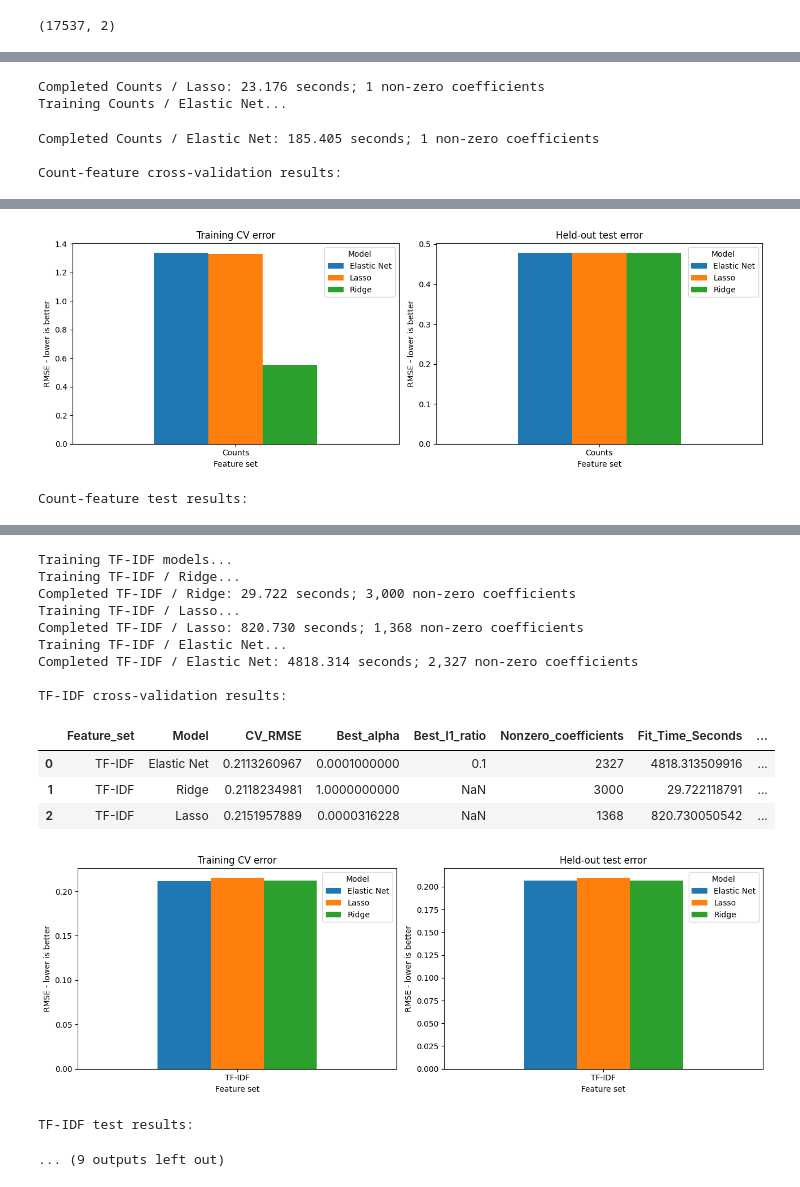
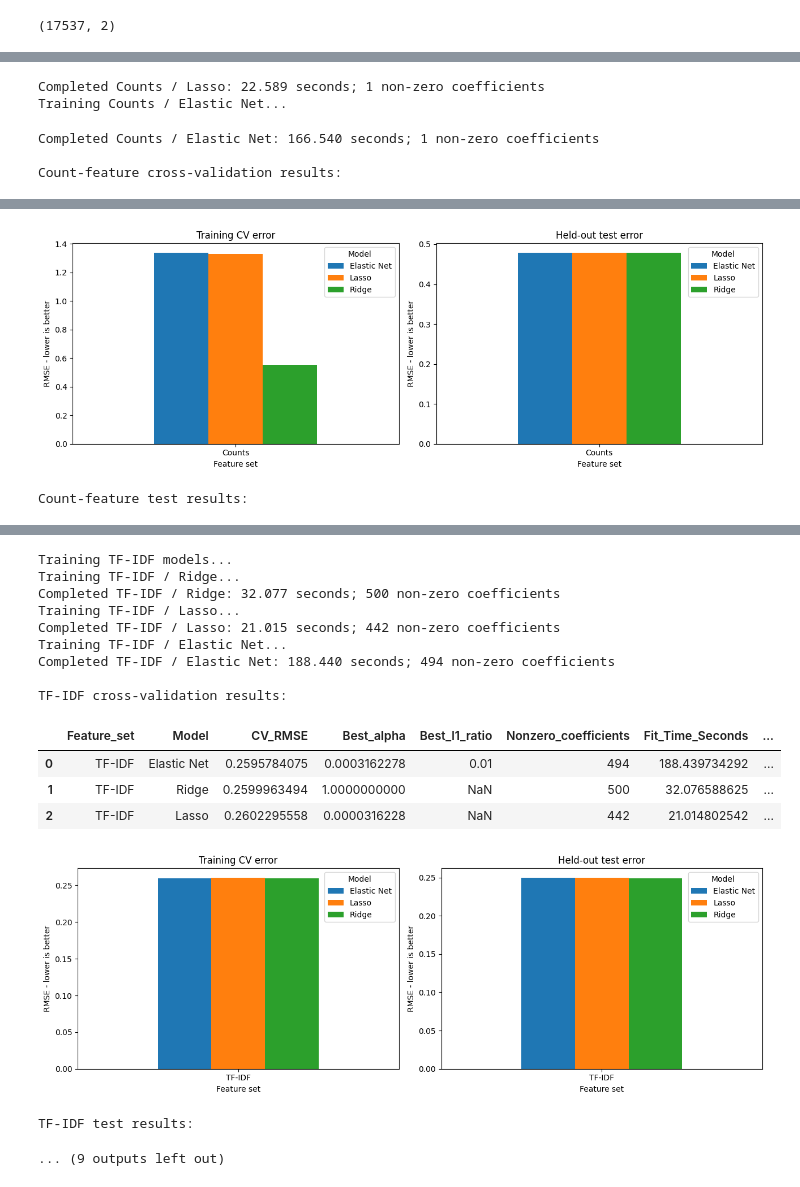
Before and after one commit to dhalderBU/BU-DX799, a Jupyter notebook: Week4_OMDS-DX 799 o1 mod C3 Halder-deb_Fall_2026_PhishingEmail_dataset1.ipynb, the cells around one changed output, grey strips where cells are left out. Saved outputs shown, nothing was run; the diff lists cells and outputs as text; code cells hidden in the pictures.

```diff
--- a/Week4_OMDS-DX 799 o1 mod C3 Halder-deb_Fall_2026_PhishingEmail_dataset1.ipynb
+++ b/Week4_OMDS-DX 799 o1 mod C3 Halder-deb_Fall_2026_PhishingEmail_dataset1.ipynb
@@ -399,23 +906,3 @@ df_combined.shape
 # %% [output]
 Combined dataset columns: Index(['text_combined', 'label'], dtype='object')
 (17537, 2)
-# %%
-# Remove rows with missing or blank email text.
-text_column = "body" if "body" in df_combined.columns else "text_combined"
-
-before_count = len(df_combined)
-
-df_combined = df_combined[
-    df_combined[text_column].notna()
-    & df_combined[text_column].astype(str).str.strip().ne("")
-].copy()
-
-# Remove duplicate emails while keeping the first occurrence.
-df_combined = df_combined.drop_duplicates(
-    subset=[text_column, "label"],
-    keep="first"
-).reset_index(drop=True)
-
-print(f"Rows removed: {before_count - len(df_combined):,}")
-print(f"Rows remaining: {len(df_combined):,}")
-print(f"Duplicate rows remaining: {df_combined.duplicated(subset=[text_column, 'label']).sum():,}")
@@ -1419,10 +1916,13 @@ def plot_roc_auc(searches, test, title="Test ROC curves"):
         .reset_index(drop=True)
     )
 # %%
+from sklearn.metrics import mean_squared_error
+from sklearn.metrics import average_precision_score
+from sklearn.metrics import precision_score, recall_score, f1_score
+
 # This is the flow of the main script that orchestrates the entire training and evaluation process. It prepares the dataset, trains models with different feature sets, evaluates them on a held-out test set, and visualizes the results.
 
-MAX_FEATURES_TFIDF = 3000    # 5000 is taking way too much time to run on my machine, so I reduced it to 3000 for faster execution. with 500 i did once it improved results very small margin
-                                # with 500 features, the results were slightly better, but the difference was minimal.
+MAX_FEATURES_TFIDF = 500    # 5000 is taking way too much time to run on my machine, so I reduced it to 500. The result was ok and it was lot faster , small reduction in classification accuracy
 
 THRESHOLD = 0.38             # This threshold was chosen based on the ROC curve analysis to balance precision and recall for phishing detection.
                                 #With 0.5 100% of mails were getting identified as spam, so I reduced it to 0.38 to improve the balance between false positives and false negatives.
@@ -1431,9 +1931,9 @@ CLASS_NAMES = ["Legitimate", "Phishing"]
 
 experiment_start = time.perf_counter()
 
-# ------------------------------------------------------------------
+
 # Prepare the corpus
-# ------------------------------------------------------------------
+
 corpus, audit = prepare_count_dataset(df_combined)
 
 train_df, test_df, cv_splits = split_email_corpus(
@@ -1448,9 +1948,9 @@ display(audit["summary"].to_frame("Count"))
 print("Training rows:", len(train_df))
 print("Test rows:", len(test_df))
 
-# ------------------------------------------------------------------
+
 # Counts feature models
-# ------------------------------------------------------------------
+
 print("\nTraining count-feature models...")
 
 count_searches, count_cv_results = (
@@ -1478,9 +1978,9 @@ print("\nCount-feature test results:")
 
 display(count_results.round(6))
 
-# ------------------------------------------------------------------
+
 # TF-IDF feature models
-# ------------------------------------------------------------------
+
 print("\nTraining TF-IDF models...")
 
 tfidf_searches, tfidf_cv_results = (
@@ -1510,9 +2010,9 @@ print("\nTF-IDF test results:")
 
 display(tfidf_results.round(6))
 
-# ------------------------------------------------------------------
+
 # Combine raw test scores for confusion matrices
-# ------------------------------------------------------------------
+
 test_scores = {
     **count_test_scores,
     **tfidf_test_scores,
@@ -1532,9 +2032,9 @@ for name, scores in test_scores.items():
         f"max={scores.max():.6f}"
     )
 
-# ------------------------------------------------------------------
+
 # Confusion matrices: two rows of three plots
-# ------------------------------------------------------------------
+
 if not test_scores:
     raise ValueError(
         "No test scores were returned. "
@@ -1598,9 +2098,9 @@ for ax in axes[n_plots:]:
 plt.show()
 
 
-# ------------------------------------------------------------------
+
 # Combine all model results
-# ------------------------------------------------------------------
+
 comparison = pd.concat(
     [
         count_results,
@@ -1640,9 +2140,8 @@ display(
     ].round(6)
 )
 
-# ------------------------------------------------------------------
 # Compare cross-validation and held-out test RMSE
-# ------------------------------------------------------------------
+
 fig, axes = plt.subplots(
     1,
     2,
@@ -1674,9 +2173,9 @@ for ax, metric, title in zip(
 fig.tight_layout()
 plt.show()
 
-# ------------------------------------------------------------------
+
 # Display timing and coefficient sparsity
-# ------------------------------------------------------------------
+
 print("\nModel fitting time and coefficient sparsity:")
 
 timing_columns = [
@@ -1704,9 +2203,9 @@ timing_table = (
 
 display(timing_table.round(6))
 
-# ------------------------------------------------------------------
+
 # Total experiment execution time
-# ------------------------------------------------------------------
+
 total_experiment_time_seconds = (
     time.perf_counter() - experiment_start
 )
@@ -1733,7 +2232,7 @@ Completed Counts / Ridge: 6.659 seconds; 9 non-zero coefficients
 Training Counts / Lasso...
-Completed Counts / Lasso: 23.176 seconds; 1 non-zero coefficients
+Completed Counts / Lasso: 22.589 seconds; 1 non-zero coefficients
 Training Counts / Elastic Net...
-Completed Counts / Elastic Net: 185.405 seconds; 1 non-zero coefficients
+Completed Counts / Elastic Net: 166.540 seconds; 1 non-zero coefficients
 
 Count-feature cross-validation results:
 |  | Feature_set | Model | CV_RMSE | Best_alpha | Best_l1_ratio | Nonzero_coefficients | Fit_Time_Seconds | ... |
@@ -1743,22 +2242,22 @@ Count-feature cross-validation results:
 [figure]
 Count-feature test results:
 |  | Feature_set | Model | Threshold | CV_RMSE | Test_RMSE | ROC_AUC | Average_precision | Precision | Recall | ... |
 | 0 | Counts | Ridge | 0.38 | 0.551739 | 0.478375 | 0.709348 | 0.607386 | 0.370867 | 0.978774 | ... |
 | 1 | Counts | Lasso | 0.38 | 1.330107 | 0.478268 | 0.517862 | 0.367232 | 0.367323 | 0.982704 | ... |
 | 2 | Counts | Elastic Net | 0.38 | 1.337540 | 0.478266 | 0.517862 | 0.367232 | 0.367323 | 0.982704 | ... |
 Training TF-IDF models...
 Training TF-IDF / Ridge...
-Completed TF-IDF / Ridge: 29.722 seconds; 3,000 non-zero coefficients
+Completed TF-IDF / Ridge: 32.077 seconds; 500 non-zero coefficients
 Training TF-IDF / Lasso...
-Completed TF-IDF / Lasso: 820.730 seconds; 1,368 non-zero coefficients
+Completed TF-IDF / Lasso: 21.015 seconds; 442 non-zero coefficients
 Training TF-IDF / Elastic Net...
-Completed TF-IDF / Elastic Net: 4818.314 seconds; 2,327 non-zero coefficients
+Completed TF-IDF / Elastic Net: 188.440 seconds; 494 non-zero coefficients
 
 TF-IDF cross-validation results:
 |  | Feature_set | Model | CV_RMSE | Best_alpha | Best_l1_ratio | Nonzero_coefficients | Fit_Time_Seconds | ... |
-| 0 | TF-IDF | Elastic Net | 0.2113260967 | 0.0001000000 | 0.1 | 2327 | 4818.313509916 | ... |
-| 1 | TF-IDF | Ridge | 0.2118234981 | 1.0000000000 | NaN | 3000 | 29.722118791 | ... |
-| 2 | TF-IDF | Lasso | 0.2151957889 | 0.0000316228 | NaN | 1368 | 820.730050542 | ... |
+| 0 | TF-IDF | Elastic Net | 0.2595784075 | 0.0003162278 | 0.01 | 494 | 188.439734292 | ... |
+| 1 | TF-IDF | Ridge | 0.2599963494 | 1.0000000000 | NaN | 500 | 32.076588625 | ... |
+| 2 | TF-IDF | Lasso | 0.2602295558 | 0.0000316228 | NaN | 442 | 21.014802542 | ... |
-[figure, old version]
+[figure, new version]
 TF-IDF test results:
 ... (9 outputs left out)
```
Also changed, not shown: parts of 57 cells of this notebook.
